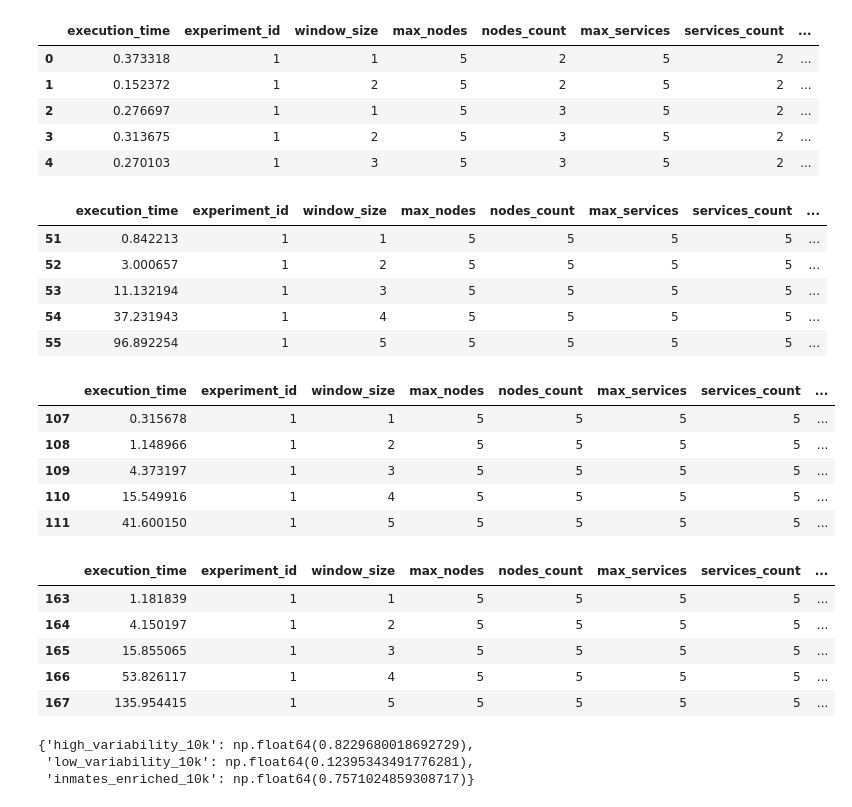
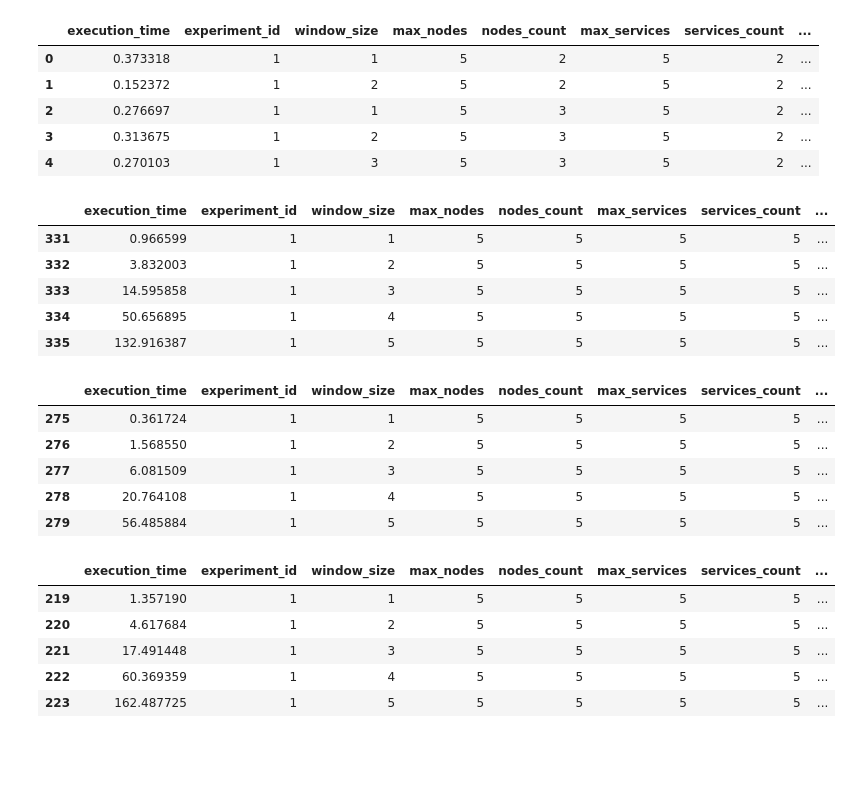
Before and after one commit to SESARLab/data-quality-simulator, a Jupyter notebook: notebooks/aggregate.ipynb, the cells around one changed output. Cells and saved outputs as stored; diff of their text form; code cells hidden in the pictures; blank space fills up the shorter version.

```diff
--- a/notebooks/aggregate.ipynb
+++ b/notebooks/aggregate.ipynb
@@ -24,67 +24,53 @@ results.head()
 # %%
 import operator
 import functools
 
 tested_datasets = results['dataset'].unique()
 NODES_COUNT = 5
 SERVICES_COUNT = 5
 METRIC_NAME = 'qualitative'
 LOWER_BOUND = 0.2
 UPPER_BOUND = 1.0
 
 results_filters = [
     lambda df: df['services_count'] == SERVICES_COUNT,
     lambda df: df['nodes_count'] == NODES_COUNT,
     lambda df: df['metric_name'] == METRIC_NAME,
     lambda df: df['lower_bound'] == LOWER_BOUND,
-    lambda df: df['upper_bound'] == UPPER_BOUND
+    lambda df: df['upper_bound'] == UPPER_BOUND,
+    lambda df: df['description'] == 'column and row filtering with column_frac=0.2'
 ]
 
 def apply_filters_to_dataset(df, filters):
     compound_condition = functools.reduce(operator.and_, map(lambda filter: filter(df), filters))
     return df[compound_condition]
 
-exhaustive_metric_value = {
-    dataset: apply_filters_to_dataset(results,
-                                      results_filters + [
-                                          lambda df: df['dataset'] == dataset,
-                                          lambda df: df['window_size'] == NODES_COUNT
-                                      ]
-                                     ).metric_value.iloc[0] \
-        for dataset in tested_datasets
-}
-
 results_per_dataset = {}
 for dataset in tested_datasets:
     dataset_results = apply_filters_to_dataset(results, results_filters + [lambda df: df['dataset'] == dataset]) \
-        .sort_values(by=['experiment_id', 'window_size'])
+        .sort_values(by=['experiment_id', 'window_size', 'description'])
 
     display(dataset_results)
     results_per_dataset[dataset] = dataset_results
-
-exhaustive_metric_value
 # %% [output]
 |  | execution_time | experiment_id | window_size | max_nodes | nodes_count | max_services | services_count | ... |
-| 51 | 0.842213 | 1 | 1 | 5 | 5 | 5 | 5 | ... |
-| 52 | 3.000657 | 1 | 2 | 5 | 5 | 5 | 5 | ... |
-| 53 | 11.132194 | 1 | 3 | 5 | 5 | 5 | 5 | ... |
-| 54 | 37.231943 | 1 | 4 | 5 | 5 | 5 | 5 | ... |
-| 55 | 96.892254 | 1 | 5 | 5 | 5 | 5 | 5 | ... |
+| 331 | 0.966599 | 1 | 1 | 5 | 5 | 5 | 5 | ... |
+| 332 | 3.832003 | 1 | 2 | 5 | 5 | 5 | 5 | ... |
+| 333 | 14.595858 | 1 | 3 | 5 | 5 | 5 | 5 | ... |
+| 334 | 50.656895 | 1 | 4 | 5 | 5 | 5 | 5 | ... |
+| 335 | 132.916387 | 1 | 5 | 5 | 5 | 5 | 5 | ... |
 |  | execution_time | experiment_id | window_size | max_nodes | nodes_count | max_services | services_count | ... |
-| 107 | 0.315678 | 1 | 1 | 5 | 5 | 5 | 5 | ... |
-| 108 | 1.148966 | 1 | 2 | 5 | 5 | 5 | 5 | ... |
-| 109 | 4.373197 | 1 | 3 | 5 | 5 | 5 | 5 | ... |
-| 110 | 15.549916 | 1 | 4 | 5 | 5 | 5 | 5 | ... |
-| 111 | 41.600150 | 1 | 5 | 5 | 5 | 5 | 5 | ... |
+| 275 | 0.361724 | 1 | 1 | 5 | 5 | 5 | 5 | ... |
+| 276 | 1.568550 | 1 | 2 | 5 | 5 | 5 | 5 | ... |
+| 277 | 6.081509 | 1 | 3 | 5 | 5 | 5 | 5 | ... |
+| 278 | 20.764108 | 1 | 4 | 5 | 5 | 5 | 5 | ... |
+| 279 | 56.485884 | 1 | 5 | 5 | 5 | 5 | 5 | ... |
 |  | execution_time | experiment_id | window_size | max_nodes | nodes_count | max_services | services_count | ... |
-| 163 | 1.181839 | 1 | 1 | 5 | 5 | 5 | 5 | ... |
-| 164 | 4.150197 | 1 | 2 | 5 | 5 | 5 | 5 | ... |
-| 165 | 15.855065 | 1 | 3 | 5 | 5 | 5 | 5 | ... |
-| 166 | 53.826117 | 1 | 4 | 5 | 5 | 5 | 5 | ... |
-| 167 | 135.954415 | 1 | 5 | 5 | 5 | 5 | 5 | ... |
+| 219 | 1.357190 | 1 | 1 | 5 | 5 | 5 | 5 | ... |
+| 220 | 4.617684 | 1 | 2 | 5 | 5 | 5 | 5 | ... |
+| 221 | 17.491448 | 1 | 3 | 5 | 5 | 5 | 5 | ... |
+| 222 | 60.369359 | 1 | 4 | 5 | 5 | 5 | 5 | ... |
+| 223 | 162.487725 | 1 | 5 | 5 | 5 | 5 | 5 | ... |
-{'high_variability_10k': np.float64(0.8229680018692729),
- 'low_variability_10k': np.float64(0.12395343491776281),
- 'inmates_enriched_10k': np.float64(0.7571024859308717)}
 # %%
 import matplotlib.pyplot as plt
 
```
Also changed, not shown: parts of 1 cell of this notebook, 5 other files.
